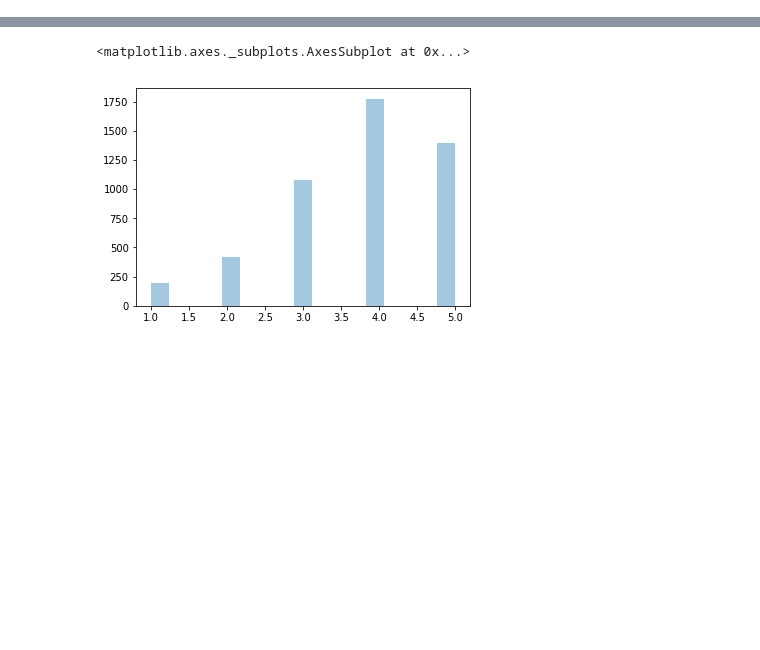
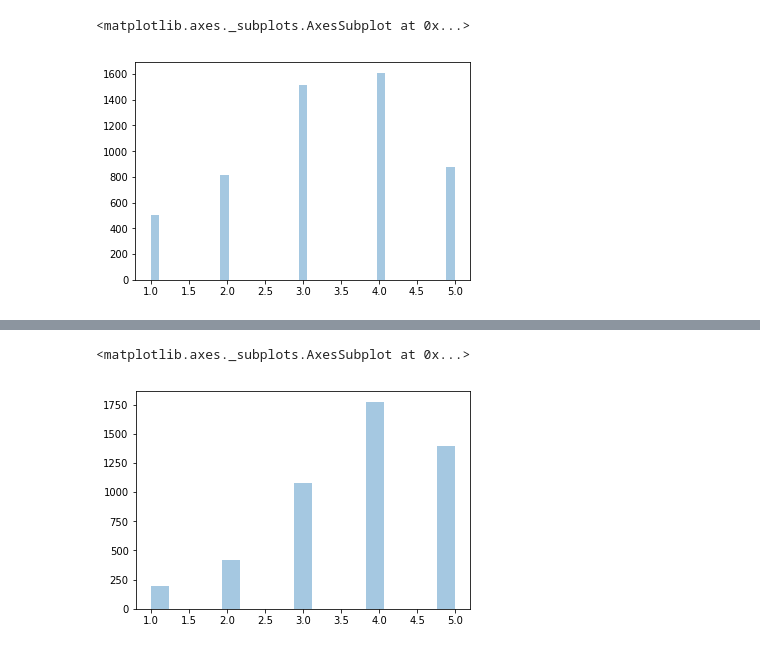
Before and after one commit to jagathv/cs155miniproj2, a Jupyter notebook: New_Shit.ipynb, the cells around one changed output, grey strips where cells are left out. Cells and saved outputs as stored; diff of their text form; code cells hidden in the pictures; blank space fills up the shorter version.

```diff
--- a/New_Shit.ipynb
+++ b/New_Shit.ipynb
@@ -33,0 +105,6 @@ print(len(top_ten))
+# %%
+# Horror
+sns.distplot(genre_data[12], kde=0)
+# %% [output]
+<matplotlib.axes._subplots.AxesSubplot at 0x...>
+[figure, added]
```
Also changed, not shown: parts of 12 cells of this notebook, 1 other file.
